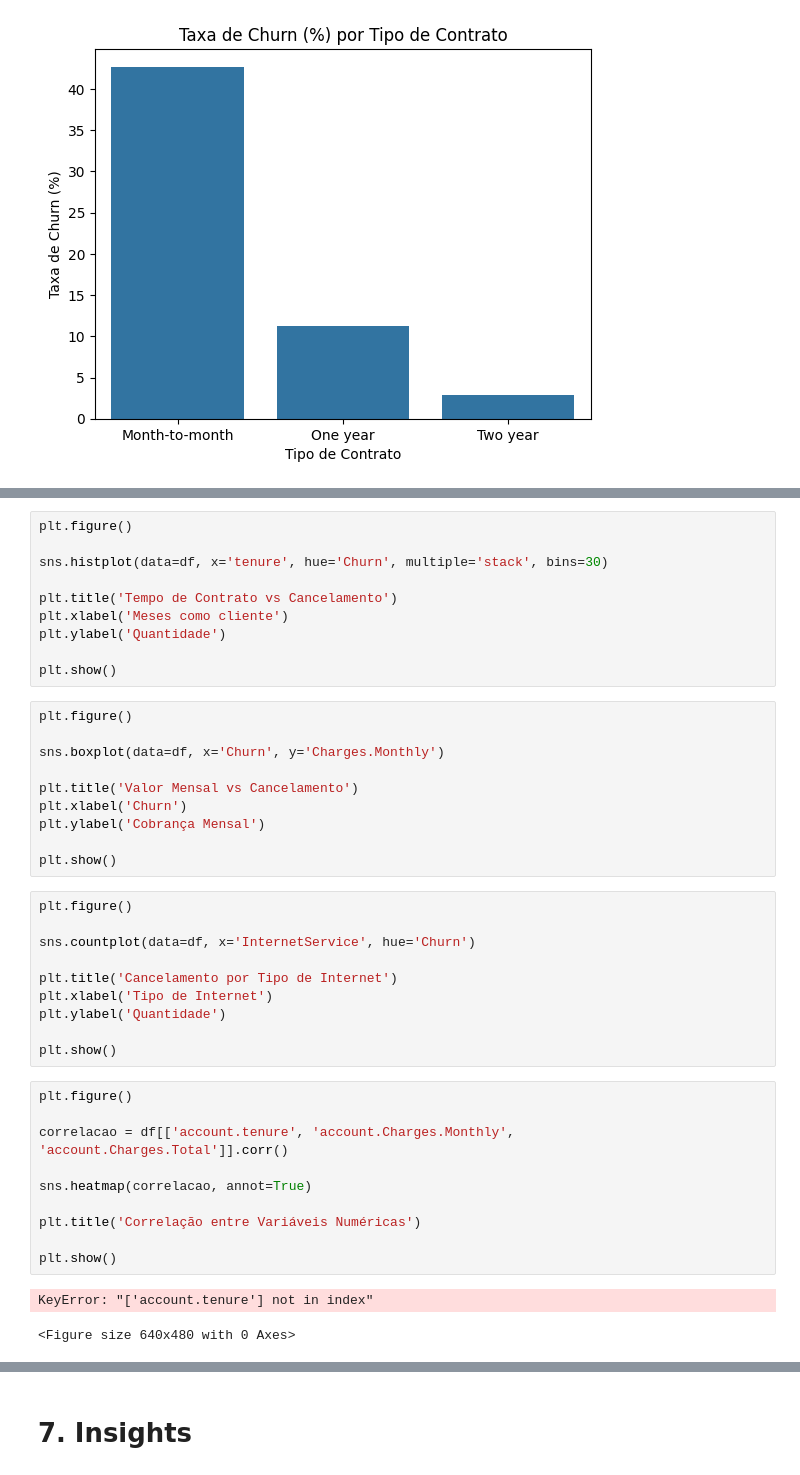
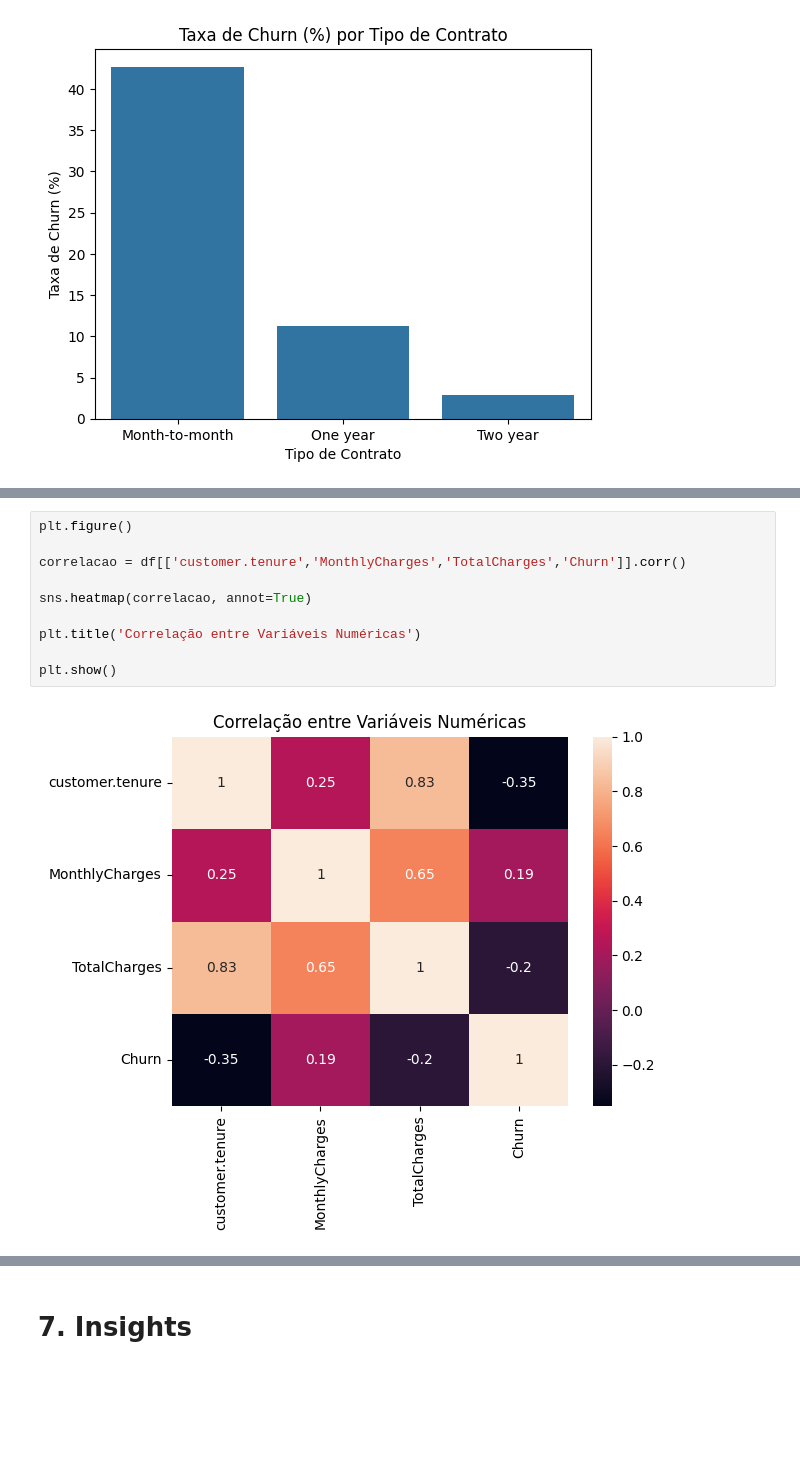
Before and after one commit to ksantos-helo/Challenge---TelecomX_BR, a Jupyter notebook: Telecom_X.ipynb, the cells around one changed output, grey strips where cells are left out. Saved outputs shown, nothing was run; the diff lists cells and outputs as text; blank space fills up the shorter version.

```diff
--- a/Telecom_X.ipynb
+++ b/Telecom_X.ipynb
@@ -629,43 +621,12 @@ plt.show()
-# %%
-plt.figure()
-
-sns.histplot(data=df, x='tenure', hue='Churn', multiple='stack', bins=30)
-
-plt.title('Tempo de Contrato vs Cancelamento')
-plt.xlabel('Meses como cliente')
-plt.ylabel('Quantidade')
-
-plt.show()
-# %%
-plt.figure()
-
-sns.boxplot(data=df, x='Churn', y='Charges.Monthly')
-
-plt.title('Valor Mensal vs Cancelamento')
-plt.xlabel('Churn')
-plt.ylabel('Cobrança Mensal')
-
-plt.show()
-# %%
-plt.figure()
-
-sns.countplot(data=df, x='InternetService', hue='Churn')
-
-plt.title('Cancelamento por Tipo de Internet')
-plt.xlabel('Tipo de Internet')
-plt.ylabel('Quantidade')
-
-plt.show()
 # %%
 plt.figure()
 
-correlacao = df[['account.tenure', 'account.Charges.Monthly', 'account.Charges.Total']].corr()
+correlacao = df[['customer.tenure','MonthlyCharges','TotalCharges','Churn']].corr()
 
 sns.heatmap(correlacao, annot=True)
 
 plt.title('Correlação entre Variáveis Numéricas')
 
 plt.show()
 # %% [output]
-KeyError: "['account.tenure'] not in index"
-<Figure size 640x480 with 0 Axes>
+[figure, added]
```
Also changed, not shown: parts of 35 cells of this notebook.
